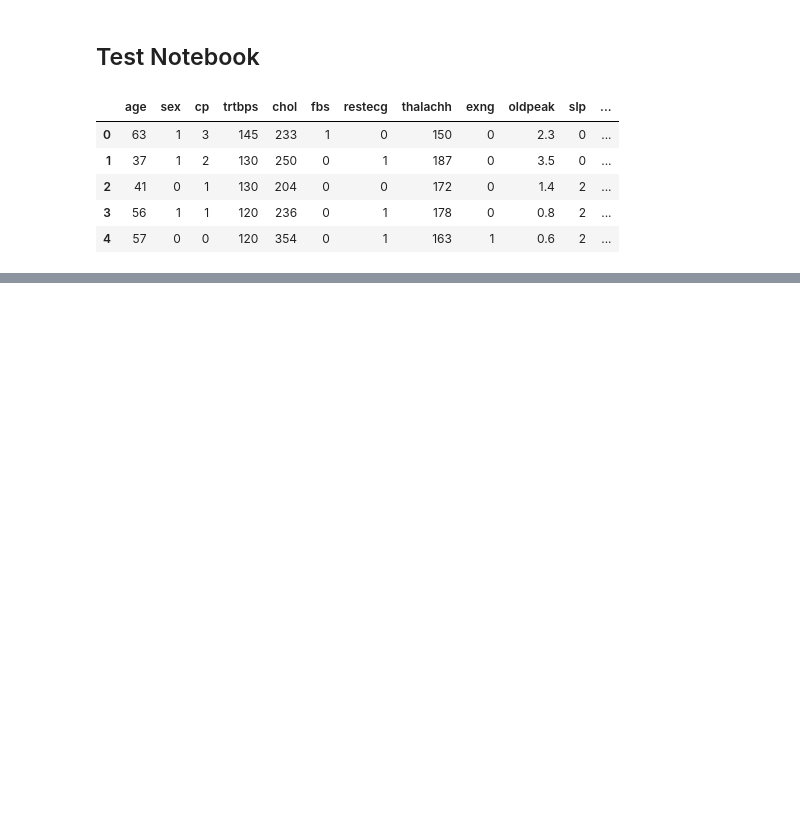
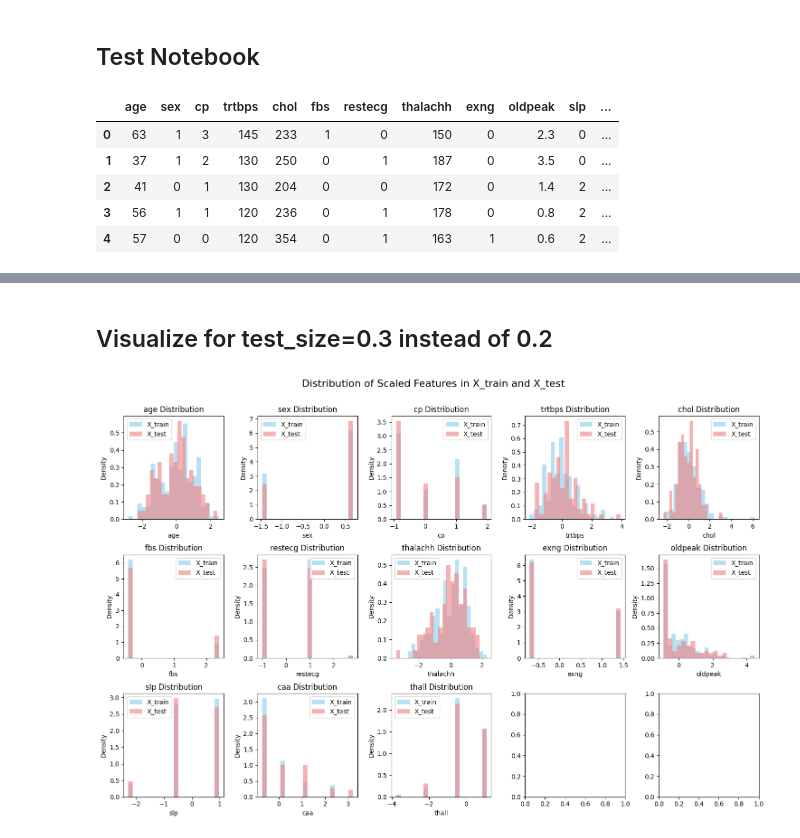
Before and after one commit to TimeLegend35/ml_group4_heart_attack, a Jupyter notebook: tobi.ipynb, the cells around one changed output, grey strips where cells are left out. Cells and saved outputs as stored; diff of their text form; code cells hidden in the pictures; blank space fills up the shorter version.

```diff
--- a/tobi.ipynb
+++ b/tobi.ipynb
@@ -60,0 +131,33 @@ data.describe()
+# %% [markdown]
+## Visualize for test_size=0.3 instead of 0.2
+# %%
+
+X_train, X_test, y_train, y_test = train_test_split(X_scaled, y, test_size=0.3, random_state=42)
+
+# Extract numerical feature names
+numerical_features = X.columns
+
+# Create subplots for each feature
+fig, axs = plt.subplots(3, 5, figsize=(15, 10))
+fig.suptitle('Distribution of Scaled Features in X_train and X_test', fontsize=16)
+
+for i, feature in enumerate(numerical_features):
+    row = i // 5
+    col = i % 5
+
+    # Plot X_train feature distribution
+    axs[row, col].hist(X_train[:, i], bins=20, color='skyblue', alpha=0.6, label='X_train', density=True)
+
+    # Plot X_test feature distribution
+    axs[row, col].hist(X_test[:, i], bins=20, color='lightcoral', alpha=0.6, label='X_test', density=True)
+
+    axs[row, col].set_title(f'{feature} Distribution')
+    axs[row, col].set_xlabel(feature)
+    axs[row, col].set_ylabel('Density')
+    axs[row, col].legend()
+
+plt.tight_layout()
+plt.subplots_adjust(top=0.9)
+plt.show()
+# %% [output]
+[figure, added]
```
Also changed, not shown: parts of 5 cells of this notebook.
